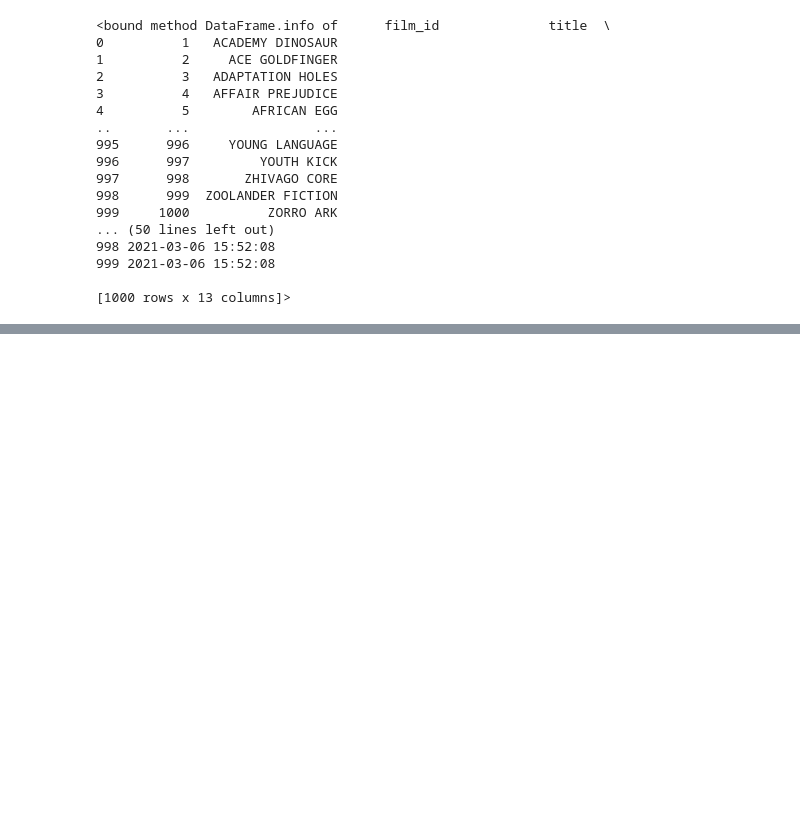
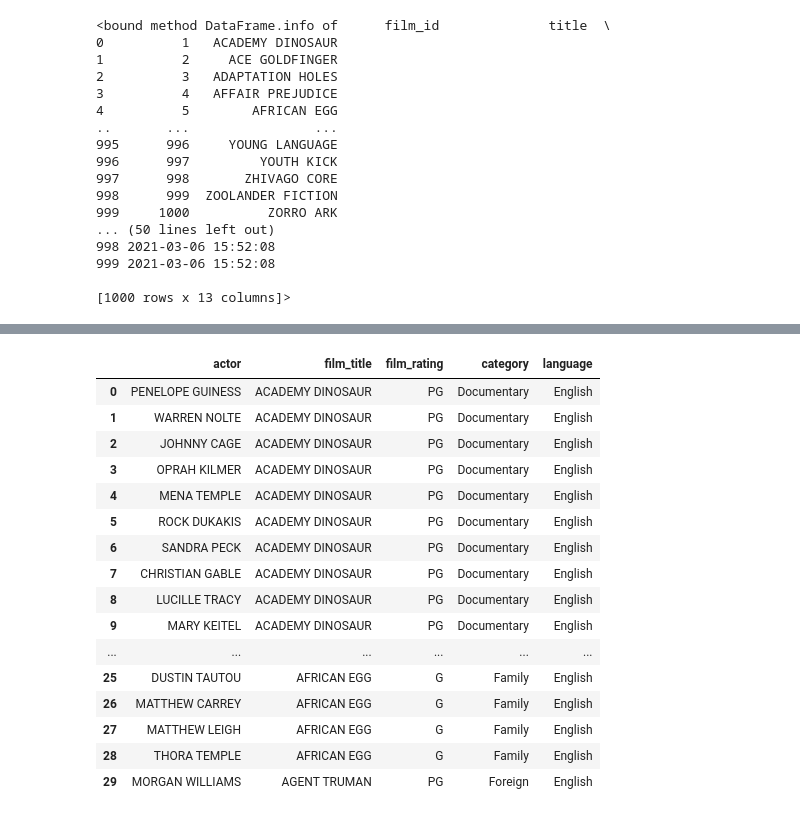
Before and after one commit to omeraytug/duckdb_analytics_omeraytug_mlops25, a Jupyter notebook: code_alongs/18_pandas_duckdb/duckdb_pandas.ipynb, the cells around one changed output, grey strips where cells are left out. Cells and saved outputs as stored; diff of their text form; code cells hidden in the pictures; blank space fills up the shorter version.

```diff
--- a/code_alongs/18_pandas_duckdb/duckdb_pandas.ipynb
+++ b/code_alongs/18_pandas_duckdb/duckdb_pandas.ipynb
@@ -82,0 +92,14 @@ films.sample(10)
+# %%
+def query_sakila(query: str, duckdb_path = "data/sakila.duckdb"):
+    with duckdb.connect(duckdb_path) as conn:
+        df = conn.sql(query=query).df()
+
+    return df
+
+query_sakila("""
+             SELECT
+                actor_id::INT AS actor_id,
+                first_name || ' ' || last_name AS actor
+             FROM actor
+             WHERE first_name ILIKE 'J%' AND last_name ILIKE 'D%';
+             """).head()
@@ -82,0 +122,38 @@ films.sample(10)
+# %%
+films_joined = query_sakila("""
+    SELECT
+        a.first_name || ' ' || a.last_name AS actor,
+        f.title AS film_title,
+        f.rating AS film_rating,
+        c.name AS category,
+        l.name AS language
+    FROM film f
+        LEFT JOIN film_actor fa ON f.film_id = fa.film_id
+        LEFT JOIN actor a ON a.actor_id = fa.actor_id
+        LEFT JOIN film_category fc ON f.film_id = fc.film_id
+        LEFT JOIN category c ON c.category_id = fc.category_id
+        LEFT JOIN language l ON l.language_id = f.language_id
+    ORDER BY
+        film_title
+             ;
+""")
+
+films_joined.head(30)
+# %% [output]
+|  | actor | film_title | film_rating | category | language |
+| 0 | PENELOPE GUINESS | ACADEMY DINOSAUR | PG | Documentary | English |
+| 1 | WARREN NOLTE | ACADEMY DINOSAUR | PG | Documentary | English |
+| 2 | JOHNNY CAGE | ACADEMY DINOSAUR | PG | Documentary | English |
+| 3 | OPRAH KILMER | ACADEMY DINOSAUR | PG | Documentary | English |
+| 4 | MENA TEMPLE | ACADEMY DINOSAUR | PG | Documentary | English |
+| 5 | ROCK DUKAKIS | ACADEMY DINOSAUR | PG | Documentary | English |
+| 6 | SANDRA PECK | ACADEMY DINOSAUR | PG | Documentary | English |
+| 7 | CHRISTIAN GABLE | ACADEMY DINOSAUR | PG | Documentary | English |
+| 8 | LUCILLE TRACY | ACADEMY DINOSAUR | PG | Documentary | English |
+| 9 | MARY KEITEL | ACADEMY DINOSAUR | PG | Documentary | English |
+| ... | ... | ... | ... | ... | ... |
+| 25 | DUSTIN TAUTOU | AFRICAN EGG | G | Family | English |
+| 26 | MATTHEW CARREY | AFRICAN EGG | G | Family | English |
+| 27 | MATTHEW LEIGH | AFRICAN EGG | G | Family | English |
+| 28 | THORA TEMPLE | AFRICAN EGG | G | Family | English |
+| 29 | MORGAN WILLIAMS | AGENT TRUMAN | PG | Foreign | English |
```
Also changed, not shown: parts of 8 cells of this notebook.
